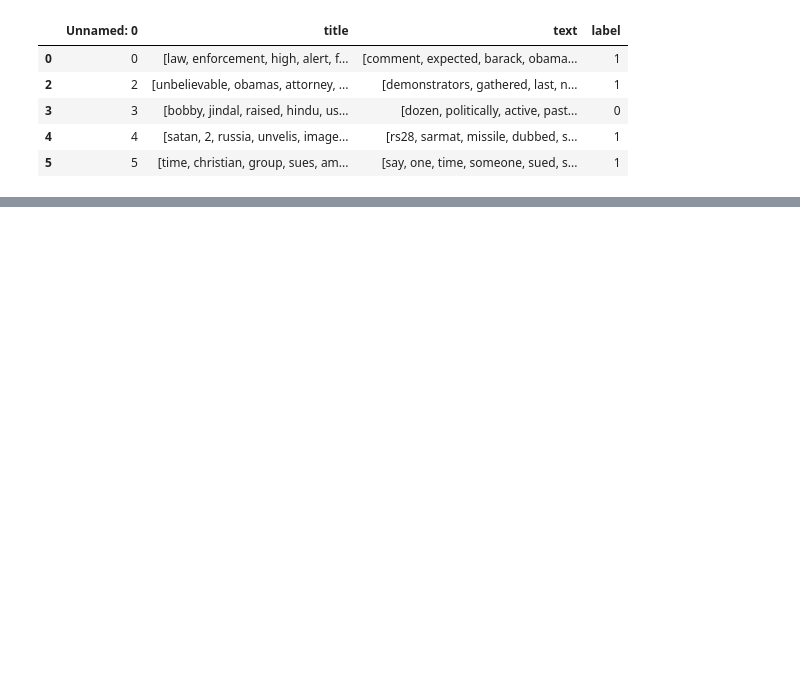
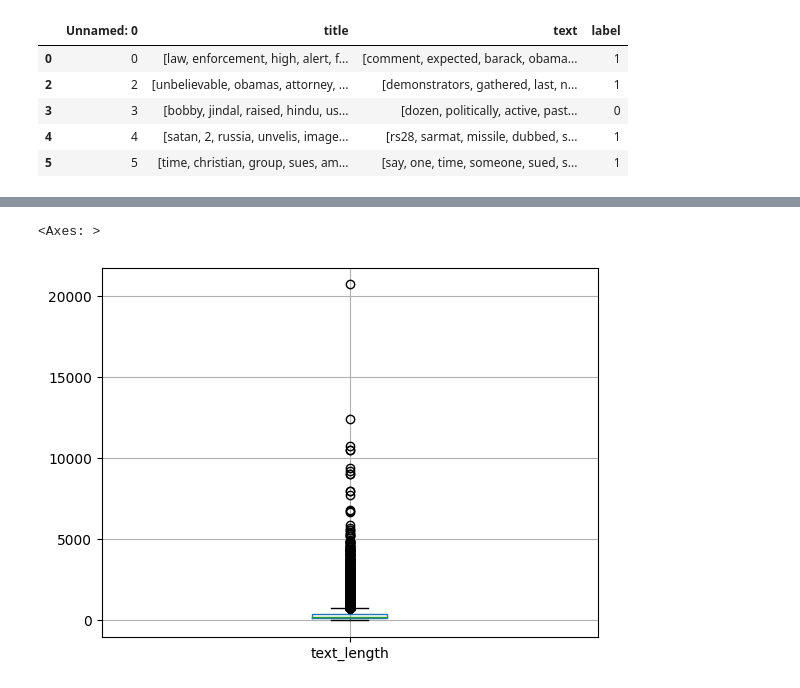
Before and after one commit to andreadobson/CIND-820, a Jupyter notebook: CIND820_Assignment_2.ipynb, the cells around one changed output, grey strips where cells are left out. Saved outputs shown, nothing was run; the diff lists cells and outputs as text; code cells hidden in the pictures; blank space fills up the shorter version.

```diff
--- a/CIND820_Assignment_2.ipynb
+++ b/CIND820_Assignment_2.ipynb
@@ -221,0 +227,5 @@ lemmdata.head(n=20)
+# %%
+lemmdata.boxplot(column='text_length')
+# %% [output]
+<Axes: >
+[figure, added]
```
Also changed, not shown: parts of 25 cells of this notebook.
